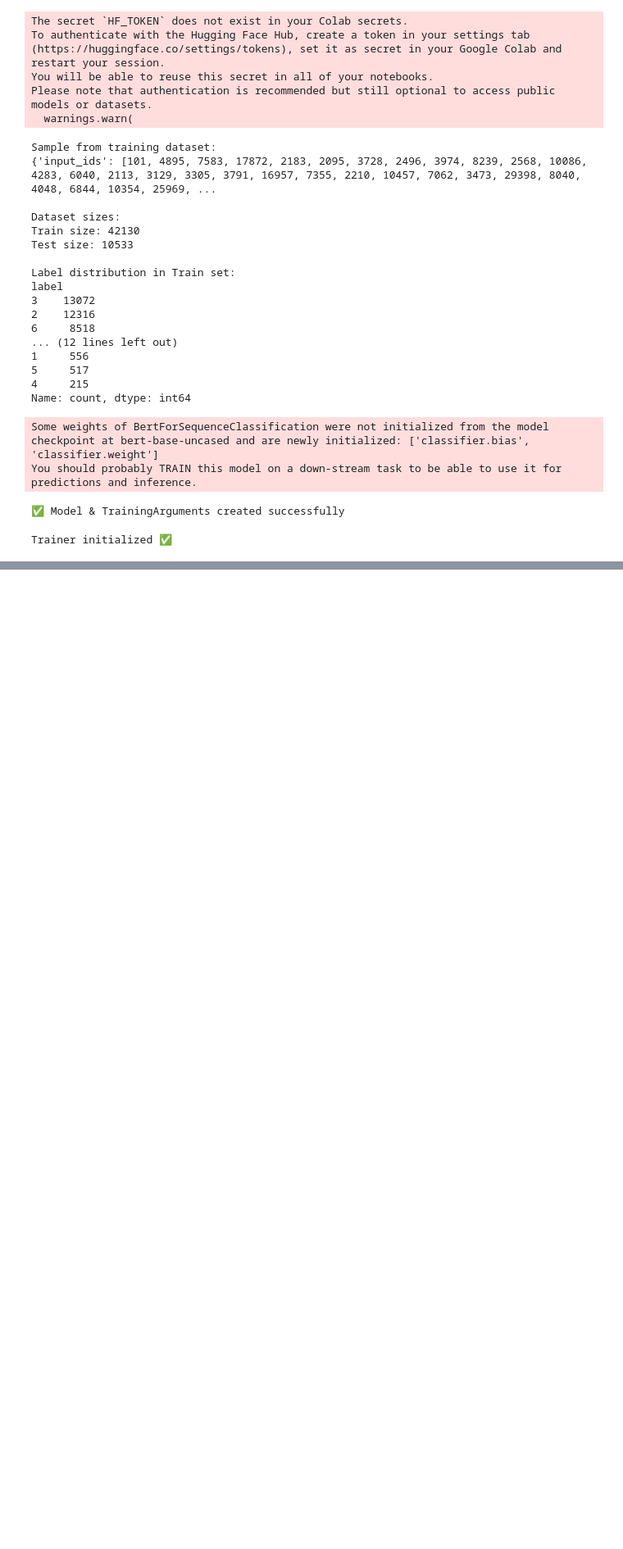
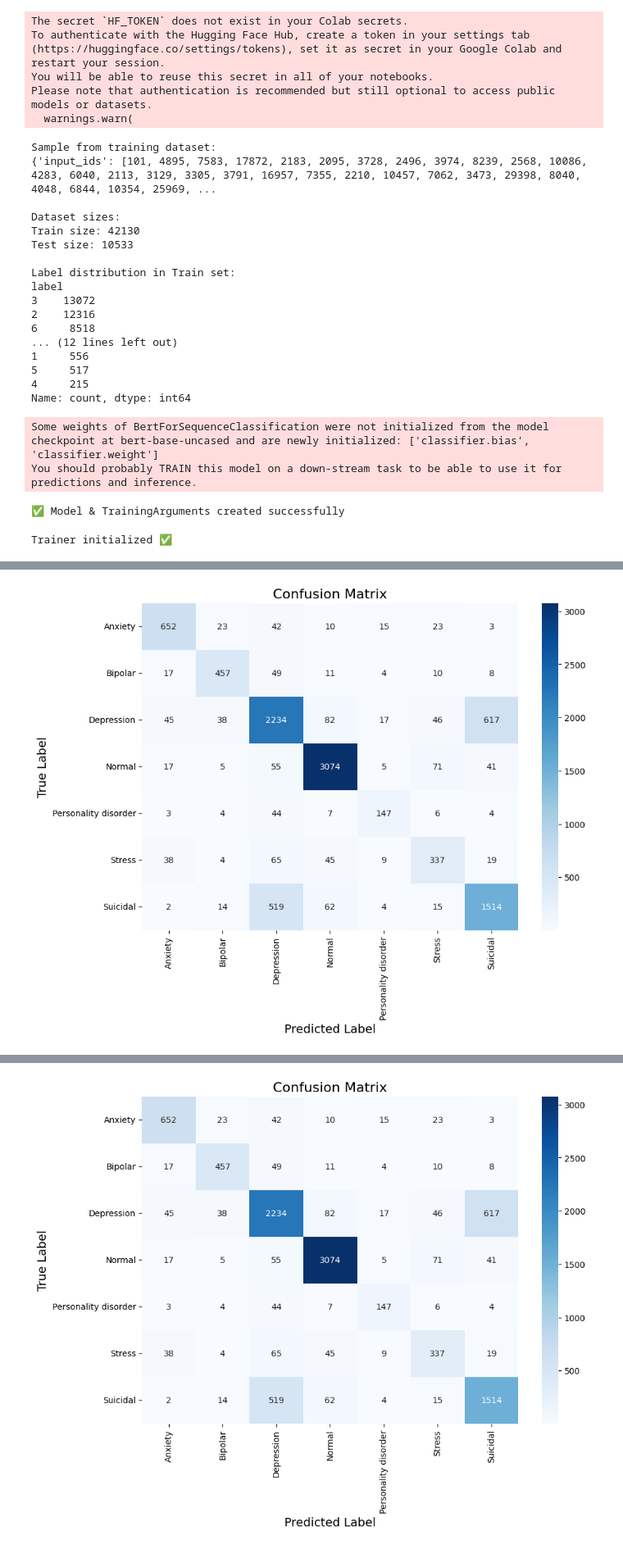
Before and after one commit to AanDevAnalyst/Mental_Health_Detector_System, a Jupyter notebook: Detector_Colab.ipynb, the cells around one changed output, grey strips where cells are left out. Shown at 82% size. Drawn from its saved outputs; the diff is of its cells as text; code cells hidden in the pictures; blank space fills up the shorter version.

```diff
--- a/Detector_Colab.ipynb
+++ b/Detector_Colab.ipynb
@@ -399,0 +404,23 @@ Personality disorder       0.74      0.69      0.71       215
+# %%
+# ✅ Get predictions from Trainer
+predictions = trainer.predict(test_dataset)
+y_pred = predictions.predictions.argmax(axis=1)
+y_true = predictions.label_ids
+
+# ✅ Compute confusion matrix
+cm = confusion_matrix(y_true, y_pred)
+
+# ✅ Define labels using your encoder
+labels = label_encoder.classes_
+
+# ✅ Plot
+plt.figure(figsize=(10, 7))
+sns.heatmap(cm, annot=True, fmt="d", cmap="Blues",
+            xticklabels=labels,
+            yticklabels=labels)
+
+plt.title("Confusion Matrix", fontsize=16)
+plt.xlabel("Predicted Label", fontsize=14)
+plt.ylabel("True Label", fontsize=14)
+plt.show()
+# %% [output]
@@ -399,0 +428 @@ Personality disorder       0.74      0.69      0.71       215
+[figure, added]
@@ -399,0 +430 @@ Personality disorder       0.74      0.69      0.71       215
+[figure, added]
```
Also changed, not shown: parts of 6 cells of this notebook.
